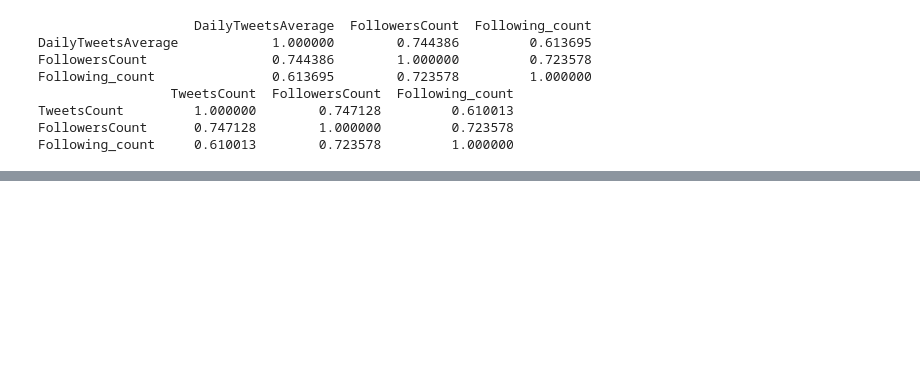
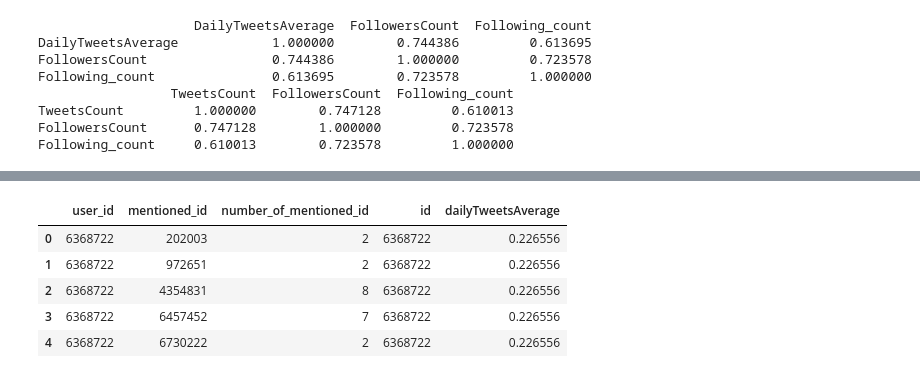
Before and after one commit to epfl-ada/ada-2020-project-milestone-p3-p3_datart, a Jupyter notebook: P4 - processing.ipynb, the cells around one changed output, grey strips where cells are left out. Cells and saved outputs as stored; diff of their text form; code cells hidden in the pictures; blank space fills up the shorter version.

```diff
--- a/P4 - processing.ipynb
+++ b/P4 - processing.ipynb
@@ -121,0 +210,3 @@ Following_count     0.610013        0.723578         1.000000
+# %%
+#rename columns
+user_id_and_count_mentioned_id=user_id_and_count_mentioned_id.rename({0:'number_of_mentioned_id'},axis=1)
@@ -121,0 +223,6 @@ Following_count     0.610013        0.723578         1.000000
+# %%
+#Friend is defined as a user who has been mentioned at least twice in an ego’s timeline.
+user_id_and_count_mentioned_id=user_id_and_count_mentioned_id[user_id_and_count_mentioned_id.number_of_mentioned_id>=2]
+# %%
+#change type to oin
+user_id_and_count_mentioned_id.user_id=user_id_and_count_mentioned_id.user_id.astype(str)
@@ -121,0 +233,10 @@ Following_count     0.610013        0.723578         1.000000
+# %%
+#look at data
+user_id_and_count_mentioned_id.head()
+# %% [output]
+|  | user_id | mentioned_id | number_of_mentioned_id | id | dailyTweetsAverage |
+| 0 | 6368722 | 202003 | 2 | 6368722 | 0.226556 |
+| 1 | 6368722 | 972651 | 2 | 6368722 | 0.226556 |
+| 2 | 6368722 | 4354831 | 8 | 6368722 | 0.226556 |
+| 3 | 6368722 | 6457452 | 7 | 6368722 | 0.226556 |
+| 4 | 6368722 | 6730222 | 2 | 6368722 | 0.226556 |
```
Also changed, not shown: parts of 27 cells of this notebook.
